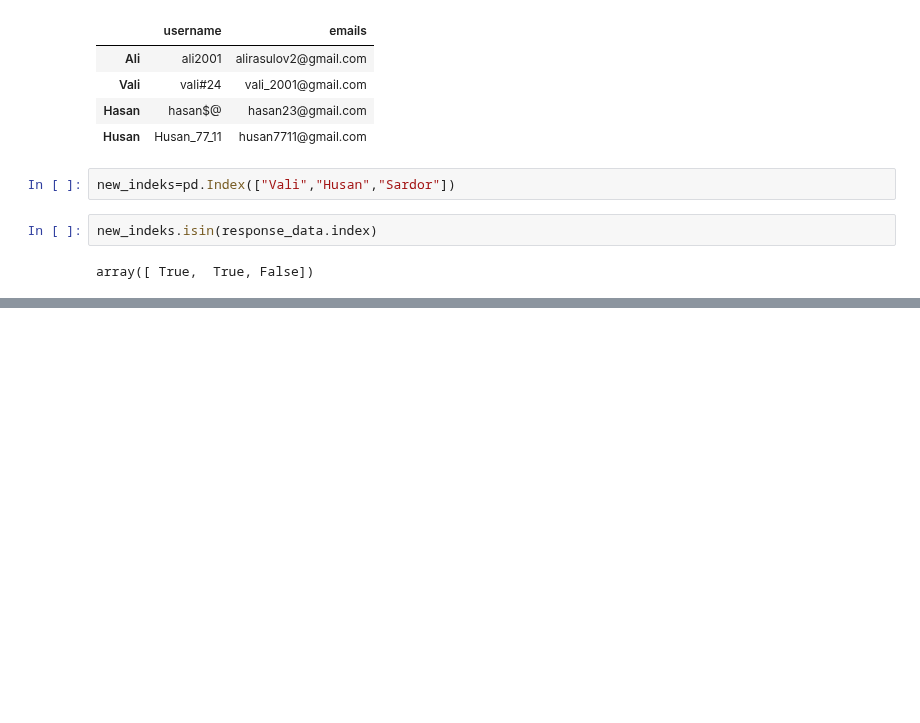
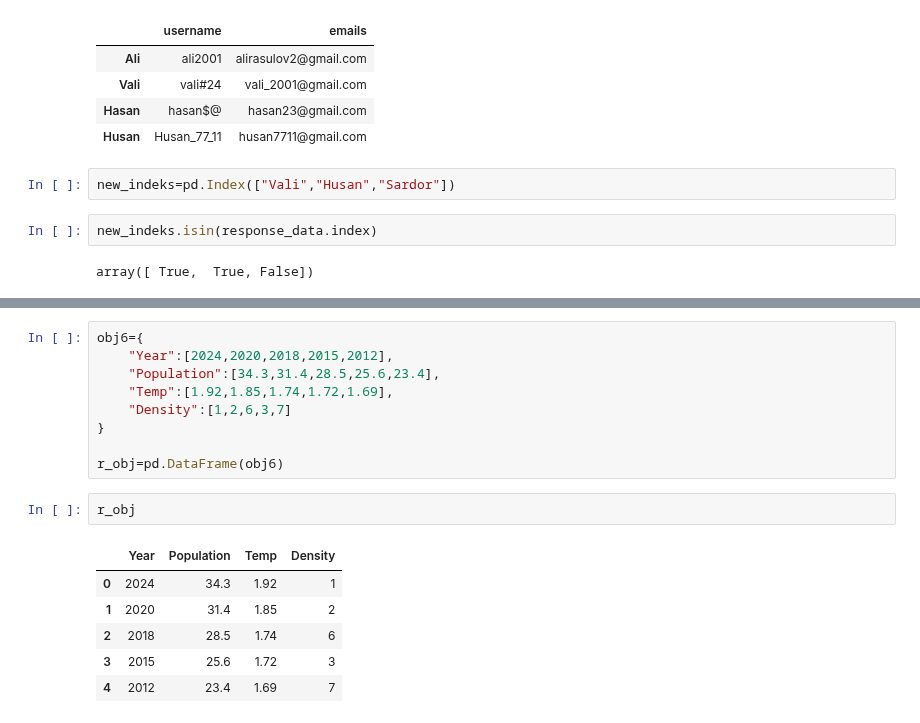
Before and after one commit to baxronovferuz1/DataScience_Np, a Jupyter notebook: Numpy_Pandas_practice.ipynb, the cells around one changed output, grey strips where cells are left out. Saved outputs shown, nothing was run; the diff lists cells and outputs as text; blank space fills up the shorter version.

```diff
--- a/Numpy_Pandas_practice.ipynb
+++ b/Numpy_Pandas_practice.ipynb
@@ -739,0 +769,18 @@ array([ True,  True, False])
+# %%
+obj6={
+    "Year":[2024,2020,2018,2015,2012],
+    "Population":[34.3,31.4,28.5,25.6,23.4],
+    "Temp":[1.92,1.85,1.74,1.72,1.69],
+    "Density":[1,2,6,3,7]
+}
+
+r_obj=pd.DataFrame(obj6)
+# %%
+r_obj
+# %% [output]
+|  | Year | Population | Temp | Density |
+| 0 | 2024 | 34.3 | 1.92 | 1 |
+| 1 | 2020 | 31.4 | 1.85 | 2 |
+| 2 | 2018 | 28.5 | 1.74 | 6 |
+| 3 | 2015 | 25.6 | 1.72 | 3 |
+| 4 | 2012 | 23.4 | 1.69 | 7 |
```
Also changed, not shown: parts of 14 cells of this notebook.
